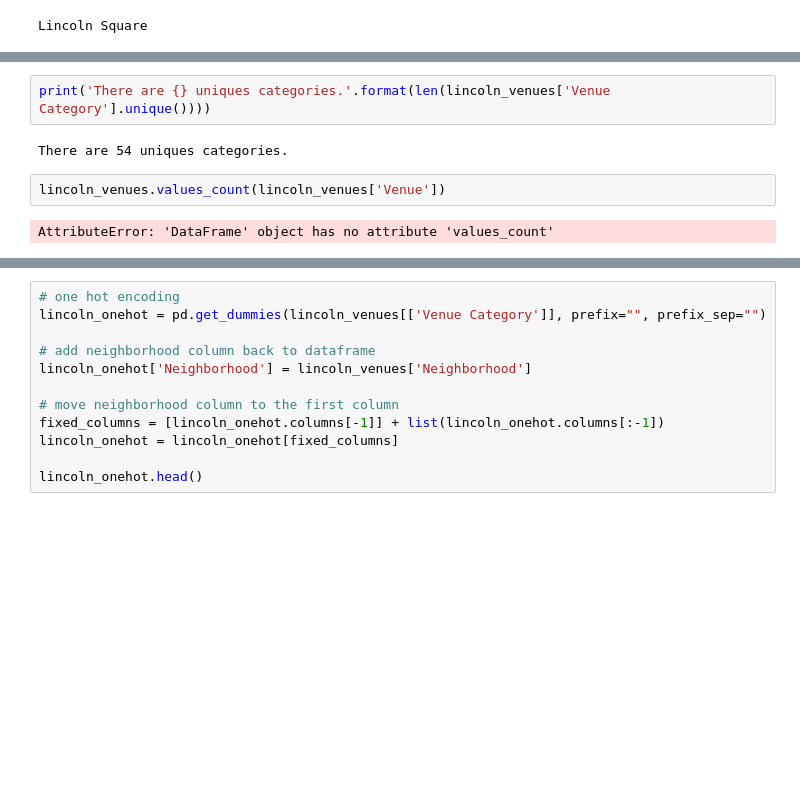
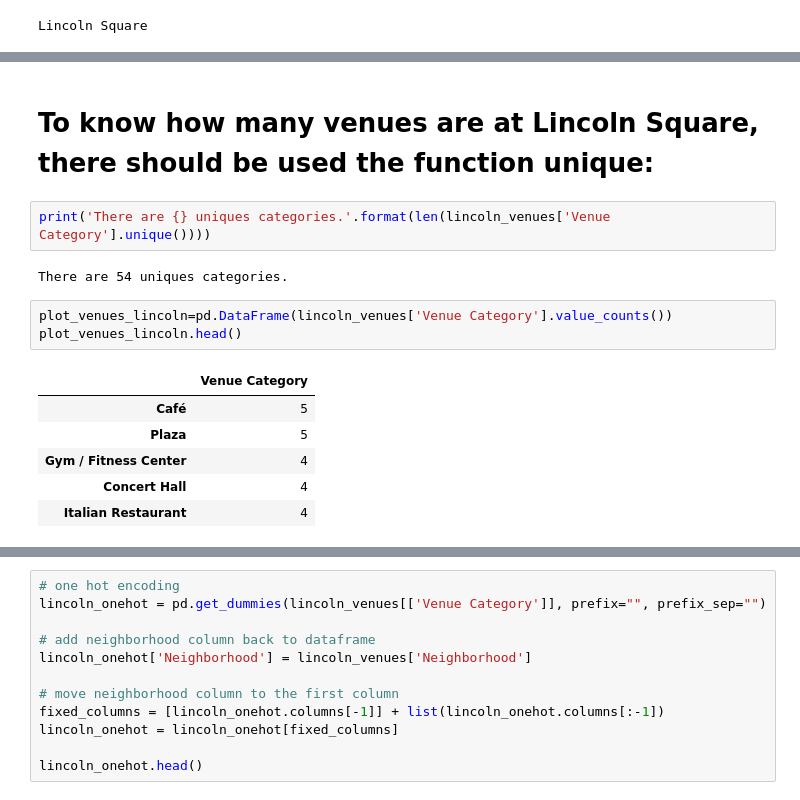
Before and after one commit to ODHM86/Coursera_Capstone, a Jupyter notebook: FINAL_PROJECT_COURSE9_WEEK5.ipynb, the cells around one changed output, grey strips where cells are left out. Drawn from its saved outputs; the diff is of its cells as text; blank space fills up the shorter version.

```diff
--- a/FINAL_PROJECT_COURSE9_WEEK5.ipynb
+++ b/FINAL_PROJECT_COURSE9_WEEK5.ipynb
@@ -291,11 +309,19 @@ lincoln_venues.groupby('Neighborhood').count()
 |  | Neighborhood Latitude | Neighborhood Longitude | Venue | Venue Latitude | Venue Longitude | ... |
 | Neighborhood |  |  |  |  |  | ... |
 | Lincoln Square | 98 | 98 | 98 | 98 | 98 | ... |
+# %% [markdown]
+<h1>To know how many venues are at Lincoln Square, there should be used the function unique:</h1>
 # %%
 print('There are {} uniques categories.'.format(len(lincoln_venues['Venue Category'].unique())))
 # %% [output]
 There are 54 uniques categories.
-# %%
-lincoln_venues.values_count(lincoln_venues['Venue'])
-# %% [output]
-AttributeError: 'DataFrame' object has no attribute 'values_count'
+# %%
+plot_venues_lincoln=pd.DataFrame(lincoln_venues['Venue Category'].value_counts())
+plot_venues_lincoln.head()
+# %% [output]
+|  | Venue Category |
+| Café | 5 |
+| Plaza | 5 |
+| Gym / Fitness Center | 4 |
+| Concert Hall | 4 |
+| Italian Restaurant | 4 |
```
Also changed, not shown: parts of 18 cells of this notebook.
